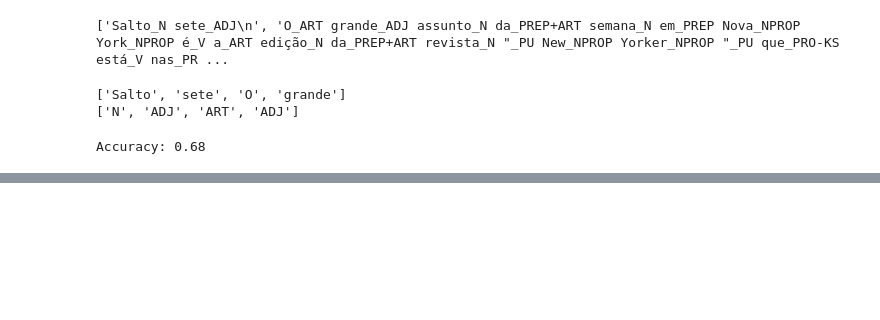
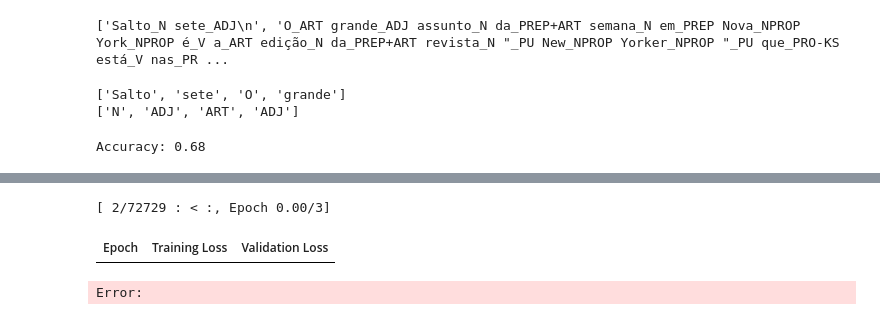
Before and after one commit to Francisco-aragao/pos_tagging, a Jupyter notebook: tp2_.ipynb, the cells around one changed output, grey strips where cells are left out. Drawn from its saved outputs; the diff is of its cells as text; code cells hidden in the pictures; blank space fills up the shorter version.

```diff
--- a/tp2_.ipynb
+++ b/tp2_.ipynb
@@ -129,0 +229,19 @@ with open('results/results_postagger-portuguese.json', 'w') as file:
+# %%
+import torch
+from transformers import BertTokenizer, BertForTokenClassification
+from transformers import pipeline
+
+# Load the pre-trained BERT model for Portuguese
+model_name = "neuralmind/bert-large-portuguese-cased"
+tokenizer = BertTokenizer.from_pretrained(model_name)
+
+# You can use Hugging Face's pipeline for token classification
+# %%
+# Create a dictionary mapping POS tags to integer labels
+tag2id = {tag: i for i, tag in enumerate(label_list)}
+
+# Create a reverse dictionary to map labels back to POS tags
+id2tag = {i: tag for i, tag in enumerate(label_list)}
+# %%
+
+model = BertForTokenClassification.from_pretrained(model_name, num_labels=len(tag2id), label2id=tag2id, id2label=id2tag)
@@ -129,0 +284,30 @@ with open('results/results_postagger-portuguese.json', 'w') as file:
+# %%
+test_dataset = prepare_dataset(dataTest)
+# %%
+from transformers import  Trainer,  TrainingArguments
+
+
+# Define training arguments
+training_args = TrainingArguments(
+    output_dir="./results",          # Output directory for model checkpoints
+    evaluation_strategy="epoch",     # Evaluate at the end of each epoch
+    learning_rate=2e-5,              # Learning rate
+    per_device_train_batch_size=16,  # Batch size for training
+    num_train_epochs=3,              # Number of epochs
+    weight_decay=0.01,               # Weight decay for optimization
+)
+
+# Define the Trainer
+trainer = Trainer(
+    model=model,
+    args=training_args,
+    train_dataset=train_dataset,
+    eval_dataset=test_dataset,  # For simplicity, we use the same dataset for eval
+)
+
+# Start fine-tuning the model
+trainer.train()
+# %% [output]
+[ 2/72729 : < :, Epoch 0.00/3]
+| Epoch | Training Loss | Validation Loss |
+Error:
```
Also changed, not shown: parts of 17 cells of this notebook, 2 other files.
